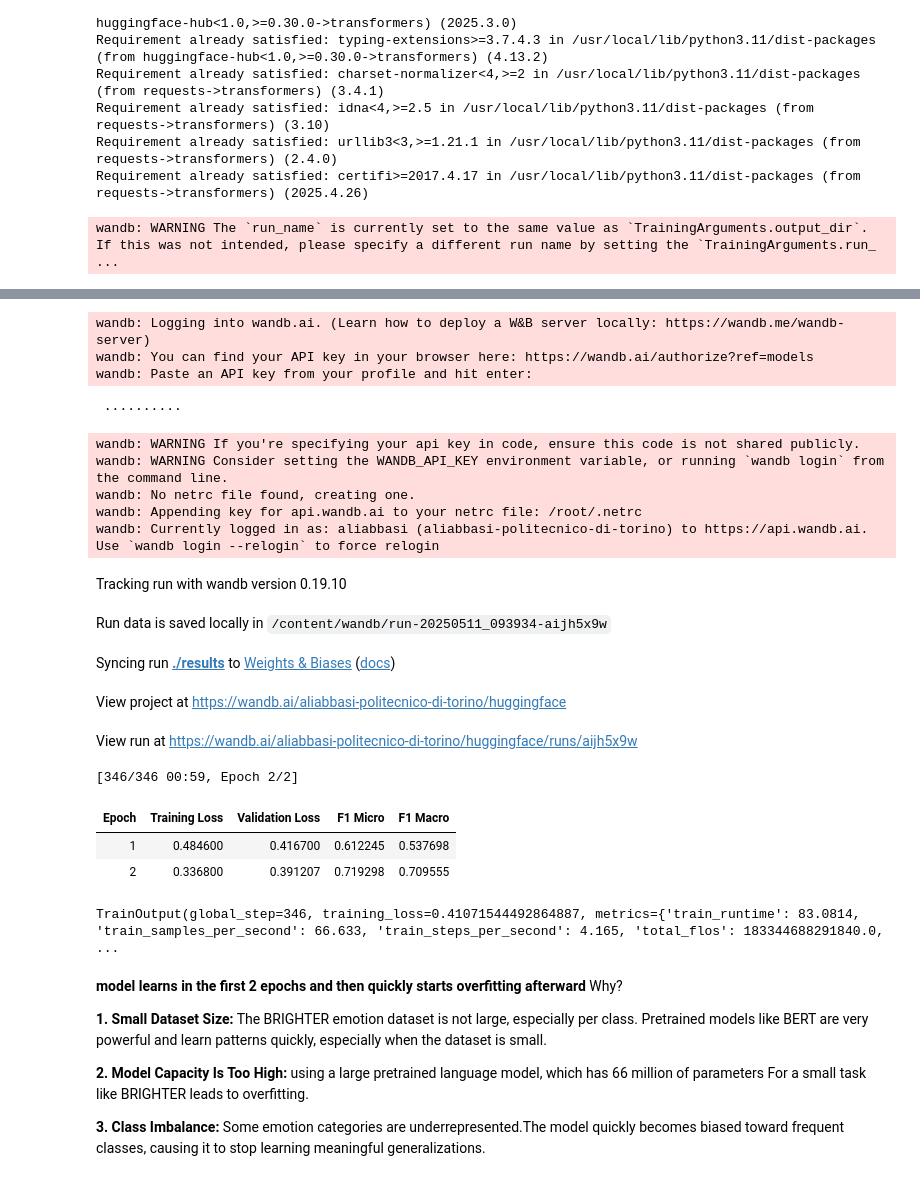
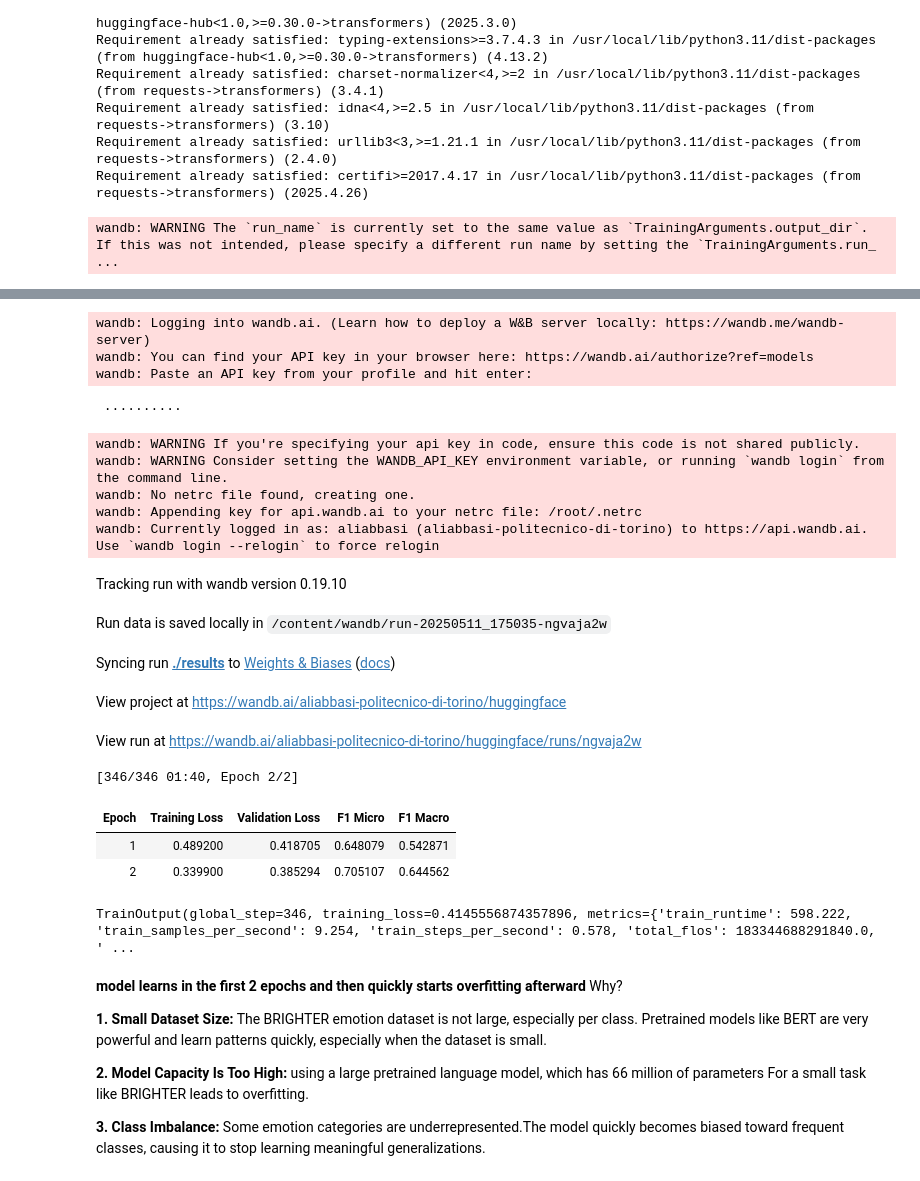
Before and after one commit to SarvnazRmn/Emotion-Detection-LLM, a Jupyter notebook: LLM_BERT_2Epochs.ipynb, the cells around one changed output, grey strips where cells are left out. Cells and saved outputs as stored; diff of their text form; code cells hidden in the pictures.

```diff
--- a/LLM_BERT_2Epochs.ipynb
+++ b/LLM_BERT_2Epochs.ipynb
@@ -124,36 +124,36 @@ training_args = TrainingArguments(
 # %%
 trainer = Trainer(
     model=model,
     args=training_args,
     train_dataset=encoded_dataset["train"],
-    eval_dataset=encoded_dataset["dev"],
+    eval_dataset=encoded_dataset["test"],
     tokenizer=tokenizer,
     compute_metrics=compute_metrics,
 )
 
 trainer.train()
 # %% [output]
 wandb: WARNING The `run_name` is currently set to the same value as `TrainingArguments.output_dir`. If this was not intended, please specify a different run name by setting the `TrainingArguments.run_ ...
 [interactive output not drawn]
 wandb: Logging into wandb.ai. (Learn how to deploy a W&B server locally: https://wandb.me/wandb-server)
 wandb: You can find your API key in your browser here: https://wandb.ai/authorize?ref=models
 wandb: Paste an API key from your profile and hit enter:
  ··········
 wandb: WARNING If you're specifying your api key in code, ensure this code is not shared publicly.
 wandb: WARNING Consider setting the WANDB_API_KEY environment variable, or running `wandb login` from the command line.
 wandb: No netrc file found, creating one.
 wandb: Appending key for api.wandb.ai to your netrc file: /root/.netrc
 wandb: Currently logged in as: aliabbasi (aliabbasi-politecnico-di-torino) to https://api.wandb.ai. Use `wandb login --relogin` to force relogin
 Tracking run with wandb version 0.19.10
-Run data is saved locally in /content/wandb/run-20250511_093934-aijh5x9w
+Run data is saved locally in /content/wandb/run-20250511_175035-ngvaja2w
 Syncing run ./results to Weights & Biases (docs)
 View project at https://wandb.ai/aliabbasi-politecnico-di-torino/huggingface
-View run at https://wandb.ai/aliabbasi-politecnico-di-torino/huggingface/runs/aijh5x9w
+View run at https://wandb.ai/aliabbasi-politecnico-di-torino/huggingface/runs/ngvaja2w
-[346/346 00:59, Epoch 2/2]
+[346/346 01:40, Epoch 2/2]
 | Epoch | Training Loss | Validation Loss | F1 Micro | F1 Macro |
-| 1 | 0.484600 | 0.416700 | 0.612245 | 0.537698 |
-| 2 | 0.336800 | 0.391207 | 0.719298 | 0.709555 |
+| 1 | 0.489200 | 0.418705 | 0.648079 | 0.542871 |
+| 2 | 0.339900 | 0.385294 | 0.705107 | 0.644562 |
-TrainOutput(global_step=346, training_loss=0.41071544492864887, metrics={'train_runtime': 83.0814, 'train_samples_per_second': 66.633, 'train_steps_per_second': 4.165, 'total_flos': 183344688291840.0, ...
+TrainOutput(global_step=346, training_loss=0.4145556874357896, metrics={'train_runtime': 598.222, 'train_samples_per_second': 9.254, 'train_steps_per_second': 0.578, 'total_flos': 183344688291840.0, ' ...
 # %%
 #trainer.evaluate(encoded_dataset["test"])
 # %% [markdown]
```
Also changed, not shown: parts of 2 cells of this notebook.
